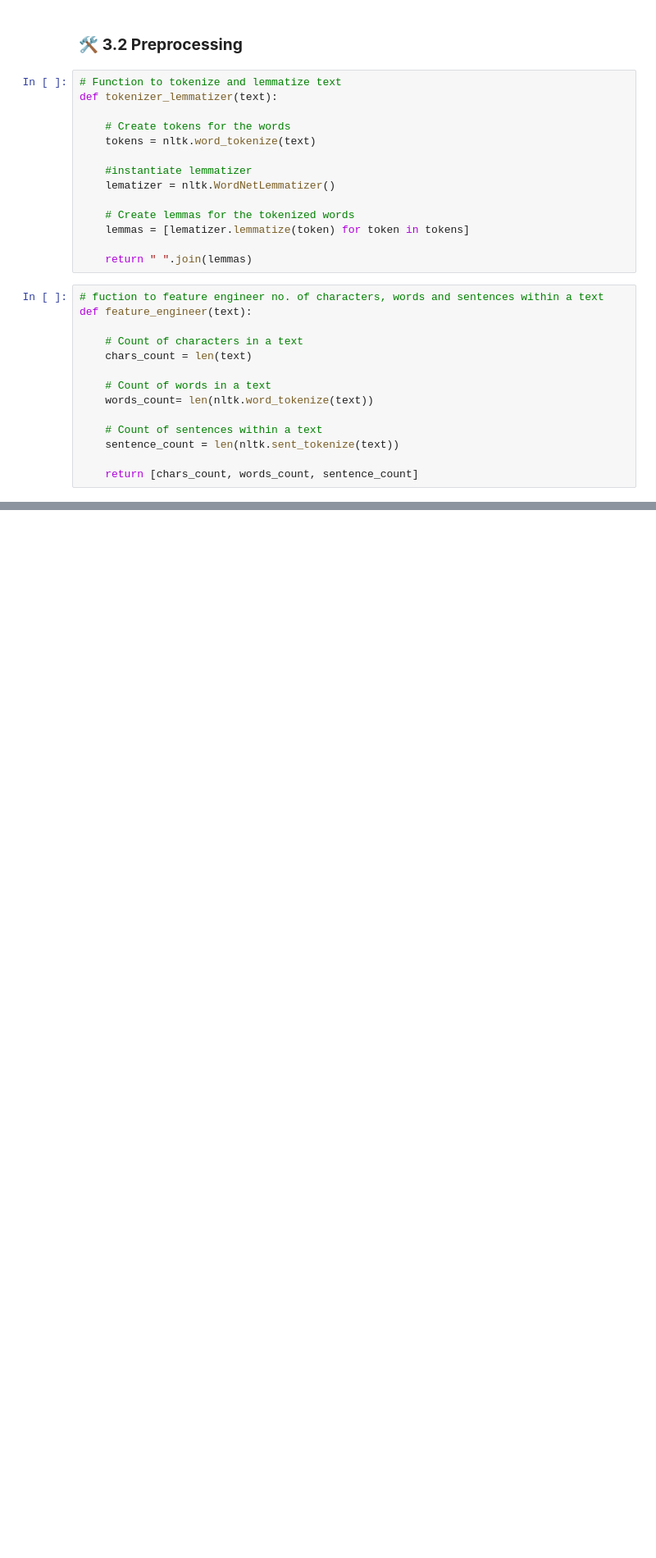
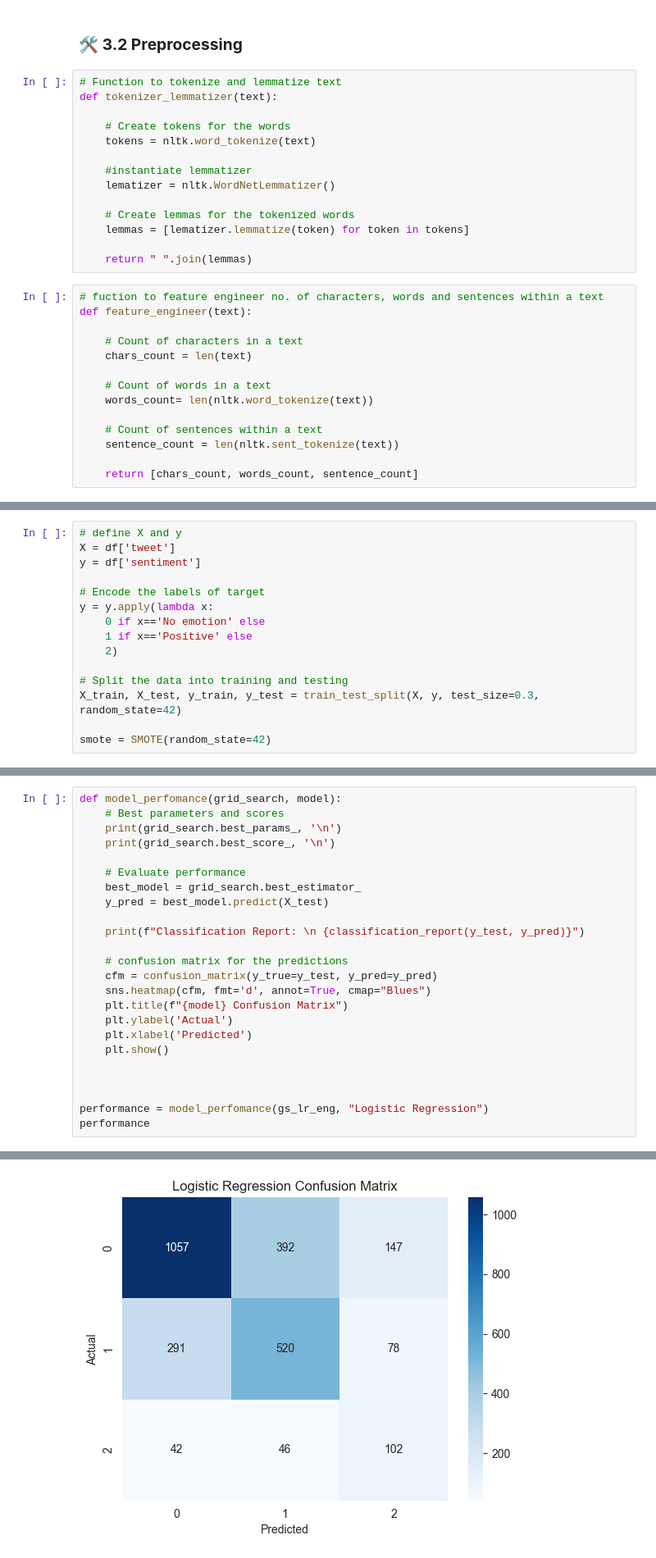
Before and after one commit to Patoh254code/product_brand_sentiment_analysis, a Jupyter notebook: index.ipynb, the cells around one changed output, grey strips where cells are left out. Shown at 82% size. Drawn from its saved outputs; the diff is of its cells as text; blank space fills up the shorter version.

Commit message:
Modeling and Evaluation

```diff
--- a/index.ipynb
+++ b/index.ipynb
@@ -525,0 +533,15 @@ def feature_engineer(text):
+# %%
+# define X and y
+X = df['tweet']
+y = df['sentiment']
+
+# Encode the labels of target
+y = y.apply(lambda x:
+    0 if x=='No emotion' else
+    1 if x=='Positive' else
+    2)
+
+# Split the data into training and testing
+X_train, X_test, y_train, y_test = train_test_split(X, y, test_size=0.3, random_state=42)
+
+smote = SMOTE(random_state=42)
@@ -525,0 +622,25 @@ def feature_engineer(text):
+# %%
+def model_perfomance(grid_search, model):
+    # Best parameters and scores
+    print(grid_search.best_params_, '\n')
+    print(grid_search.best_score_, '\n')
+
+    # Evaluate performance
+    best_model = grid_search.best_estimator_
+    y_pred = best_model.predict(X_test)
+
+    print(f"Classification Report: \n {classification_report(y_test, y_pred)}")
+
+    # confusion matrix for the predictions
+    cfm = confusion_matrix(y_true=y_test, y_pred=y_pred)
+    sns.heatmap(cfm, fmt='d', annot=True, cmap="Blues")
+    plt.title(f"{model} Confusion Matrix")
+    plt.ylabel('Actual')
+    plt.xlabel('Predicted')
+    plt.show()
+
+
+
+performance = model_perfomance(gs_lr_eng, "Logistic Regression")
+performance
+# %% [output]
@@ -525,0 +661 @@ def feature_engineer(text):
+[figure, added]
```
Also changed, not shown: parts of 26 cells of this notebook.
